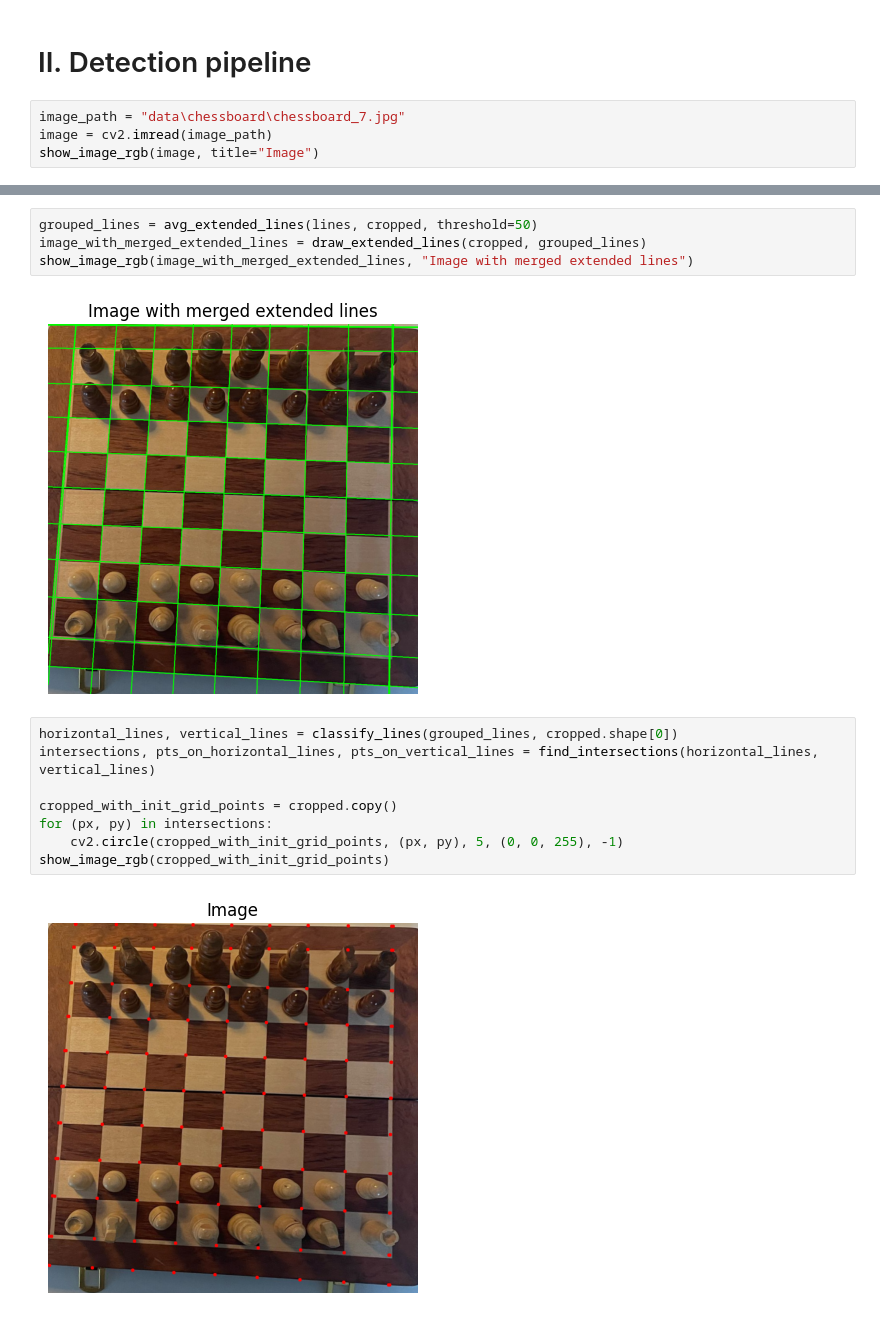
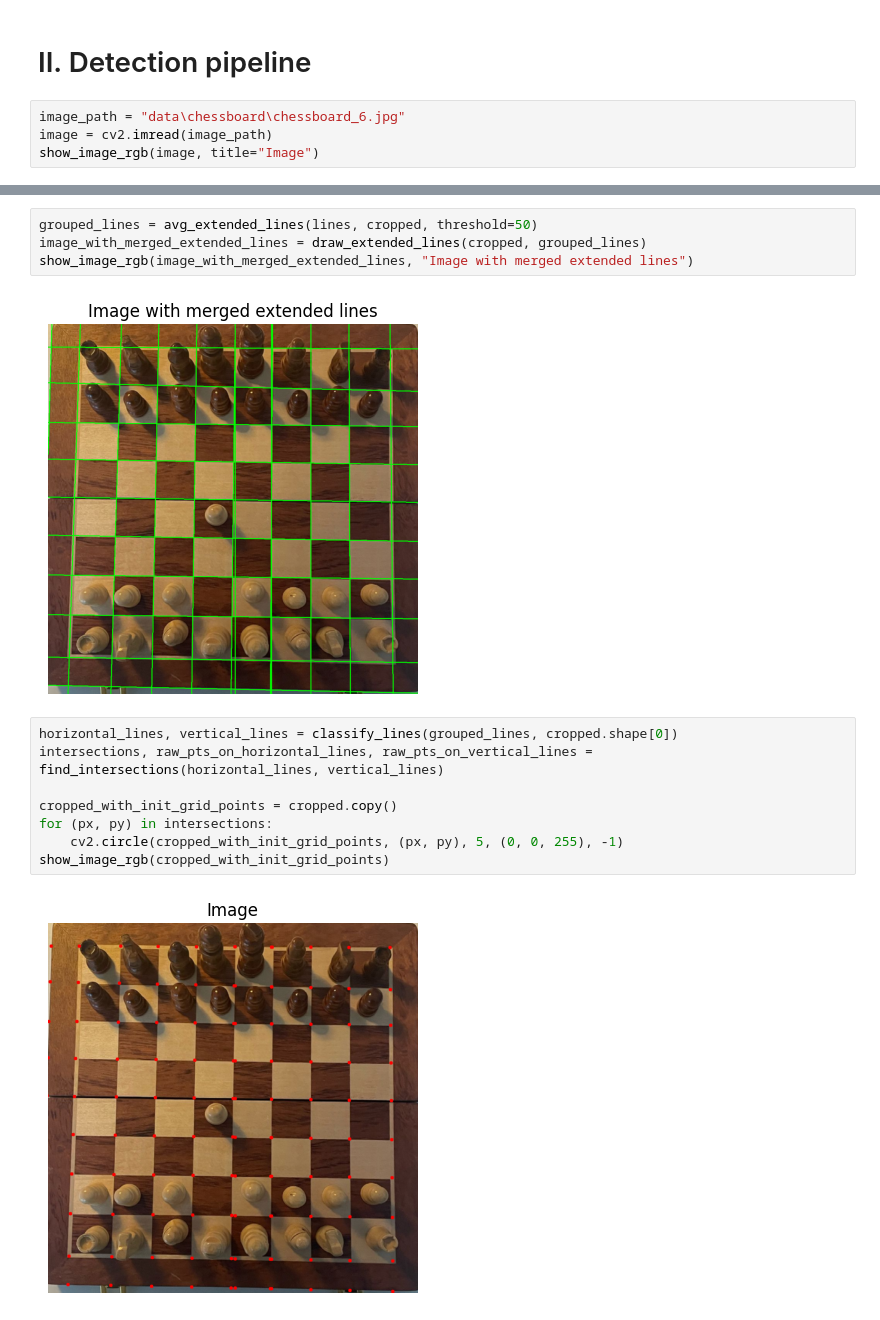
Before and after one commit to louislhotte/chess-computer-vision, a Jupyter notebook: app_v2.ipynb, the cells around one changed output, grey strips where cells are left out. Cells and saved outputs as stored; diff of their text form.

```diff
--- a/app_v2.ipynb
+++ b/app_v2.ipynb
@@ -657,7 +700,7 @@ def extract_labeled_cells_from_dict(image_dict, grid_size=8):
 # %% [markdown]
 # II. Detection pipeline
 # %%
-image_path = "data\chessboard\chessboard_7.jpg"
+image_path = "data\chessboard\chessboard_6.jpg"
 image = cv2.imread(image_path)
 show_image_rgb(image, title="Image")
 # %% [output]
@@ -684,15 +727,15 @@ grouped_lines = avg_extended_lines(lines, cropped, threshold=50)
 image_with_merged_extended_lines = draw_extended_lines(cropped, grouped_lines)
 show_image_rgb(image_with_merged_extended_lines, "Image with merged extended lines")
 # %% [output]
-[figure, old version]
+[figure, new version]
 # %%
 horizontal_lines, vertical_lines = classify_lines(grouped_lines, cropped.shape[0])
-intersections, pts_on_horizontal_lines, pts_on_vertical_lines = find_intersections(horizontal_lines, vertical_lines)
+intersections, raw_pts_on_horizontal_lines, raw_pts_on_vertical_lines = find_intersections(horizontal_lines, vertical_lines)
 
 cropped_with_init_grid_points = cropped.copy()
 for (px, py) in intersections:
     cv2.circle(cropped_with_init_grid_points, (px, py), 5, (0, 0, 255), -1)
 show_image_rgb(cropped_with_init_grid_points)
 # %% [output]
-[figure, old version]
+[figure, new version]
 # %%
```
Also changed, not shown: parts of 10 cells of this notebook.
